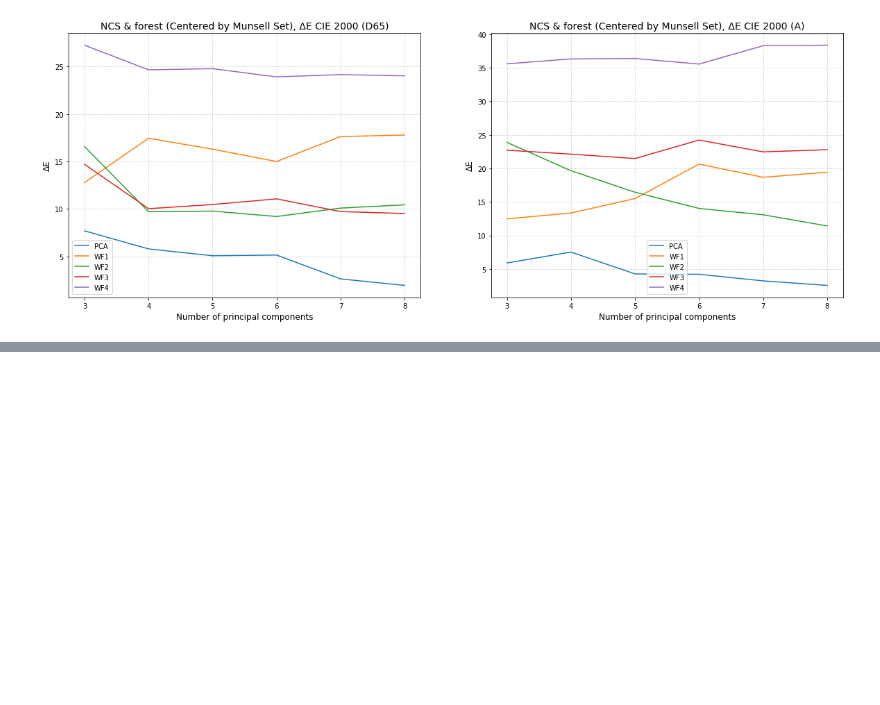
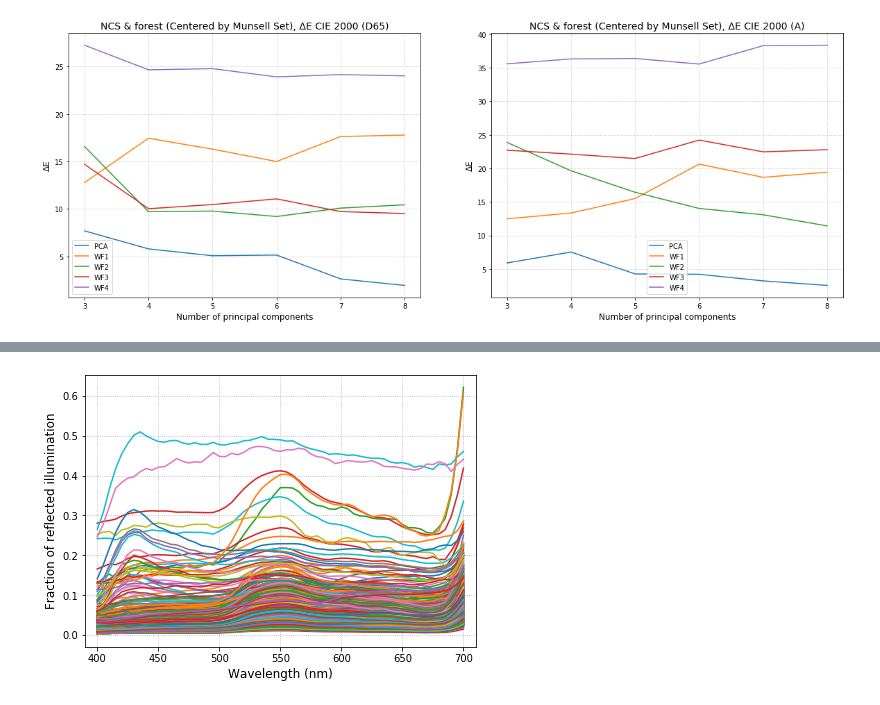
Before and after one commit to Slava1688/iitp-color, a Jupyter notebook: Autumn/Following by Cao.ipynb, the cells around one changed output, grey strips where cells are left out. Saved outputs shown, nothing was run; the diff lists cells and outputs as text; code cells hidden in the pictures; blank space fills up the shorter version.

```diff
--- a/Autumn/Following by Cao.ipynb
+++ b/Autumn/Following by Cao.ipynb
@@ -1176,0 +1196,20 @@ plot_color_errors(NCS_forest_precalc_delta_E_2000, error_type='2000', title=('NC
+# %%
+plt.figure(figsize=(7, 5))
+
+for i in range(0, len(birch_reflect), 1):
+    plt.plot(grid, birch_reflect.loc[i].values)
+
+for i in range(0, len(spruce_reflect), 1):
+    plt.plot(grid, spruce_reflect.loc[i].values)
+
+for i in range(0, len(pine_reflect), 1):
+    plt.plot(grid, pine_reflect.loc[i].values)
+
+plt.xlabel('Wavelength (nm)', fontsize=12)
+plt.ylabel('Fraction of reflected illumination', fontsize=12)
+
+plt.xlim(390,710)
+plt.grid(ls=':')
+plt.show()
+# %% [output]
+[figure, added]
```
Also changed, not shown: parts of 5 cells of this notebook.
